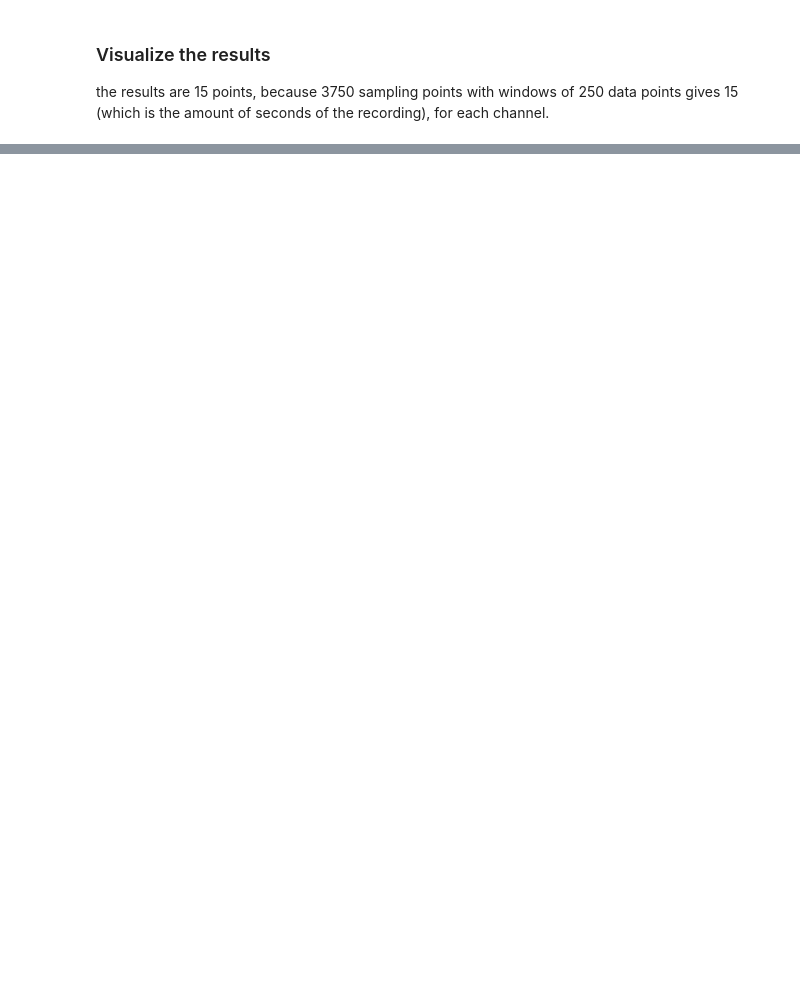
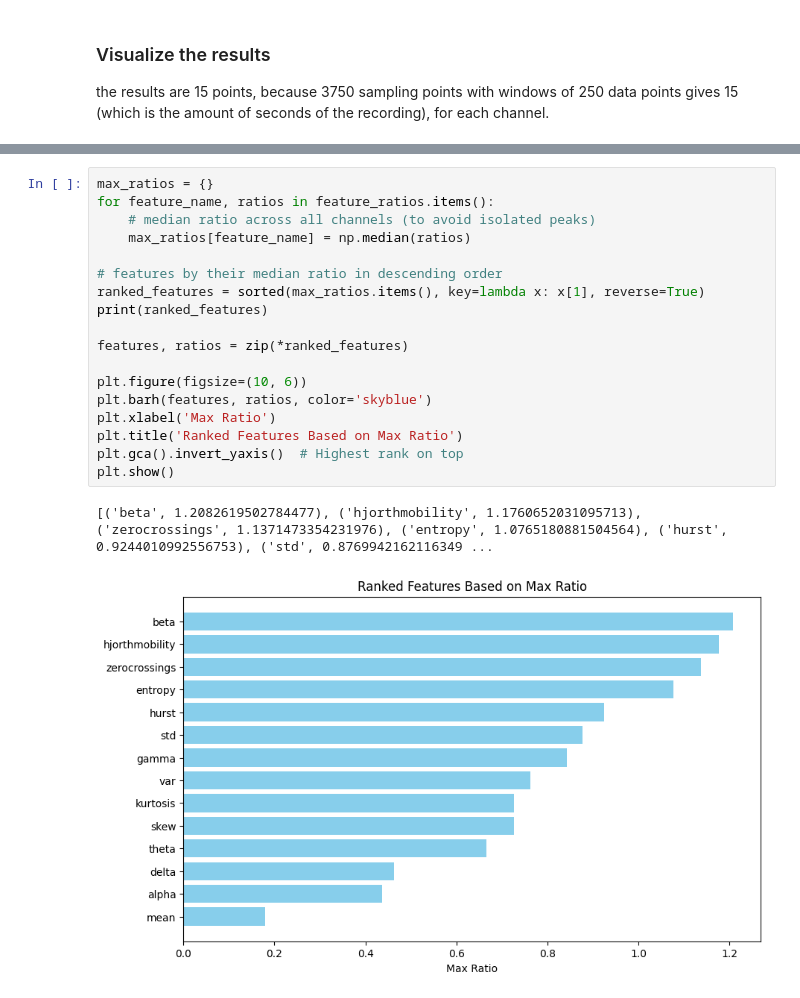
Before and after one commit to Olocufier/HABSlib, a Jupyter notebook: notebooks/HABSlib_105.ipynb, the cells around one changed output, grey strips where cells are left out. Drawn from its saved outputs; the diff is of its cells as text; blank space fills up the shorter version.

```diff
--- a/notebooks/HABSlib_105.ipynb
+++ b/notebooks/HABSlib_105.ipynb
@@ -406,0 +405,21 @@ We perform ranking by
+# %%
+max_ratios = {}
+for feature_name, ratios in feature_ratios.items():
+    # median ratio across all channels (to avoid isolated peaks)
+    max_ratios[feature_name] = np.median(ratios)
+
+# features by their median ratio in descending order
+ranked_features = sorted(max_ratios.items(), key=lambda x: x[1], reverse=True)
+print(ranked_features)
+
+features, ratios = zip(*ranked_features)
+
+plt.figure(figsize=(10, 6))
+plt.barh(features, ratios, color='skyblue')
+plt.xlabel('Max Ratio')
+plt.title('Ranked Features Based on Max Ratio')
+plt.gca().invert_yaxis()  # Highest rank on top
+plt.show()
+# %% [output]
+[('beta', 1.2082619502784477), ('hjorthmobility', 1.1760652031095713), ('zerocrossings', 1.1371473354231976), ('entropy', 1.0765180881504564), ('hurst', 0.9244010992556753), ('std', 0.8769942162116349 ...
+[figure, added]
```
Also changed, not shown: parts of 3 cells of this notebook.
